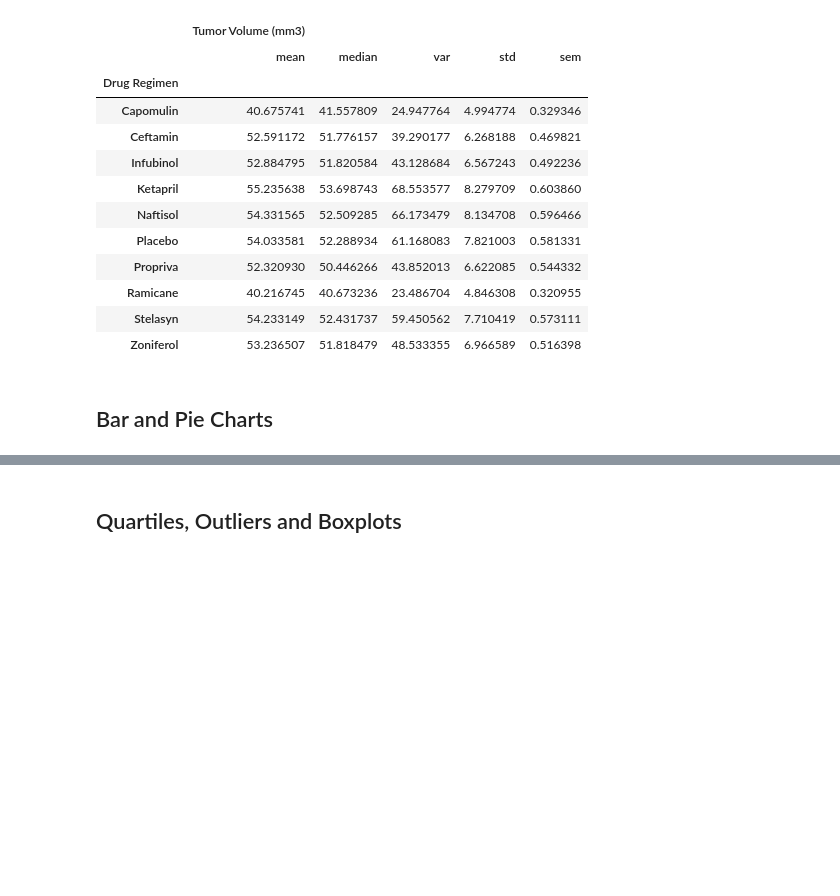
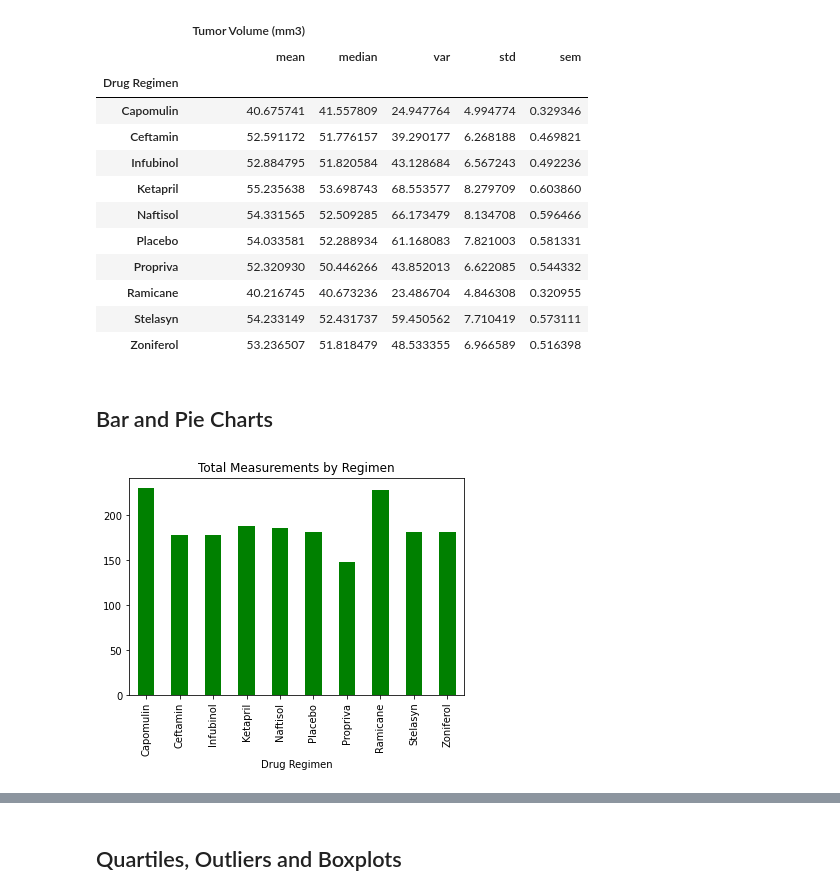
Before and after one commit to migheljackson/matplotlib-challenge, a Jupyter notebook: pymaceuticals_starter.ipynb, the cells around one changed output, grey strips where cells are left out. Drawn from its saved outputs; the diff is of its cells as text; code cells hidden in the pictures; blank space fills up the shorter version.

Commit message:
Added .plot and pyplot box plots

```diff
--- a/pymaceuticals_starter.ipynb
+++ b/pymaceuticals_starter.ipynb
@@ -211,5 +225,10 @@ drugreg_stats_agg
 ## Bar and Pie Charts
 # %%
 # Generate a bar plot showing the total number of timepoints for all mice tested for each drug regimen using Pandas.
+study_data_clean.groupby("Drug Regimen")["Timepoint"].count().plot(kind='bar', x='Drug Regimen', y='Total Measurements',color='green')
+plt.title('Total Measurements by Regimen')
+plt.show()
+# %% [output]
+[figure, added]
 # %%
 # Generate a bar plot showing the total number of timepoints for all mice tested for each drug regimen using pyplot.
```
Also changed, not shown: parts of 3 cells of this notebook.
